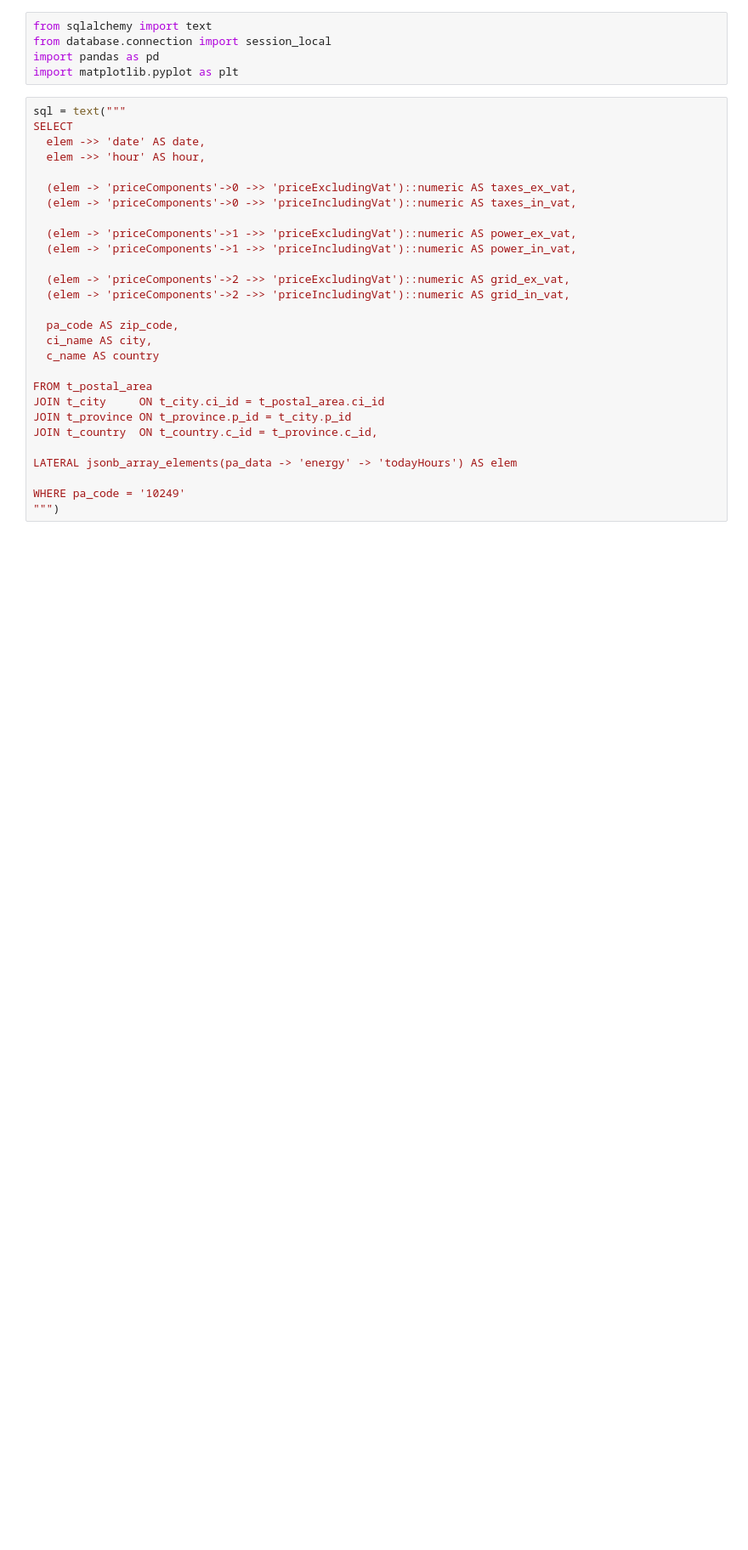
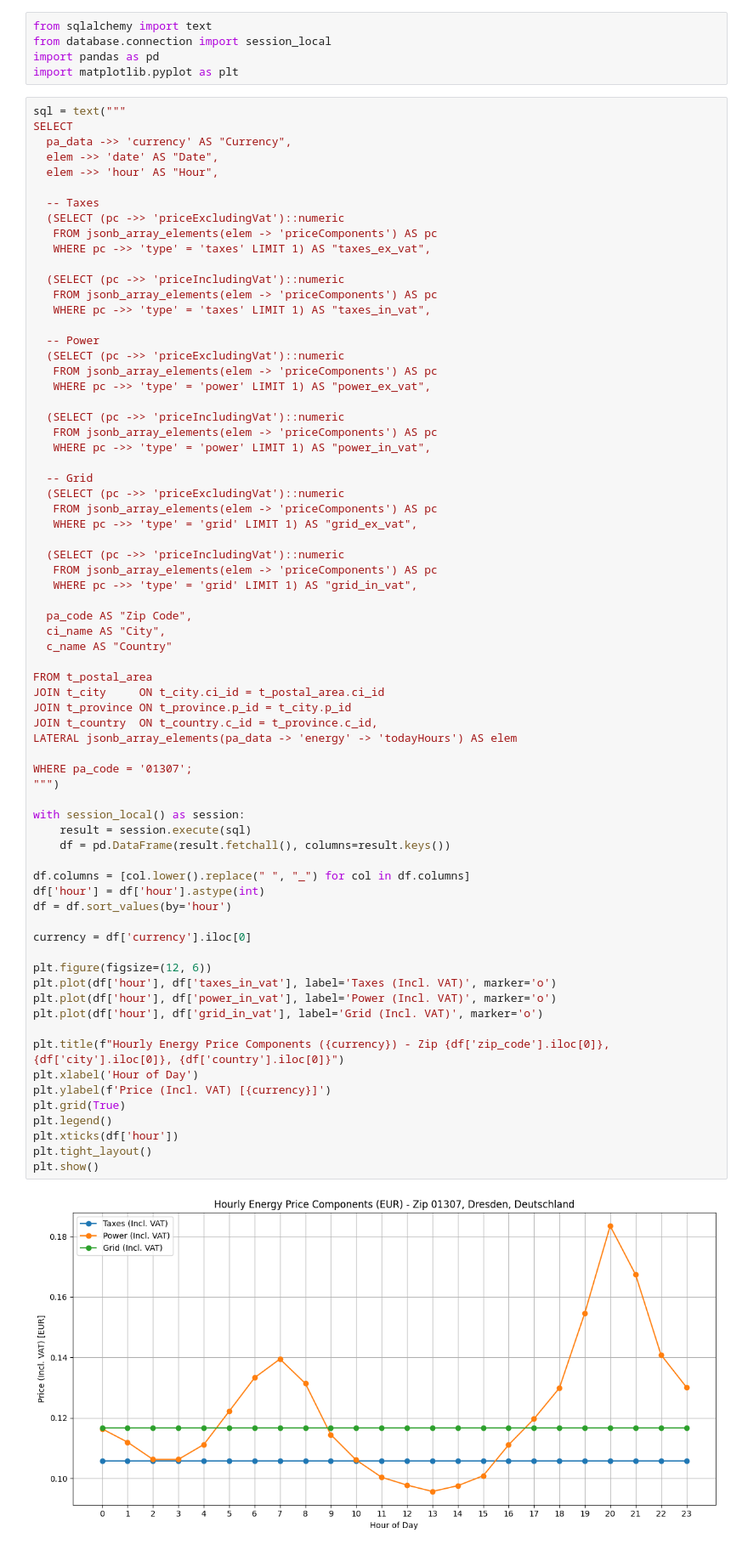
Before and after one commit to nathaniel32/Electricity-price-analysis, a Jupyter notebook: analyse.ipynb, the cells around one changed output. Shown: that part at 85% size. Cells and saved outputs as stored; diff of their text form; blank space fills up the shorter version.

```diff
--- a/analyse.ipynb
+++ b/analyse.ipynb
@@ -6,28 +6,72 @@ import matplotlib.pyplot as plt
 # %%
 sql = text("""
 SELECT
-  elem ->> 'date' AS date,
-  elem ->> 'hour' AS hour,
+  pa_data ->> 'currency' AS "Currency",
+  elem ->> 'date' AS "Date",
+  elem ->> 'hour' AS "Hour",
 
-  (elem -> 'priceComponents'->0 ->> 'priceExcludingVat')::numeric AS taxes_ex_vat,
-  (elem -> 'priceComponents'->0 ->> 'priceIncludingVat')::numeric AS taxes_in_vat,
+  -- Taxes
+  (SELECT (pc ->> 'priceExcludingVat')::numeric
+   FROM jsonb_array_elements(elem -> 'priceComponents') AS pc
+   WHERE pc ->> 'type' = 'taxes' LIMIT 1) AS "taxes_ex_vat",
 
-  (elem -> 'priceComponents'->1 ->> 'priceExcludingVat')::numeric AS power_ex_vat,
-  (elem -> 'priceComponents'->1 ->> 'priceIncludingVat')::numeric AS power_in_vat,
+  (SELECT (pc ->> 'priceIncludingVat')::numeric
+   FROM jsonb_array_elements(elem -> 'priceComponents') AS pc
+   WHERE pc ->> 'type' = 'taxes' LIMIT 1) AS "taxes_in_vat",
 
-  (elem -> 'priceComponents'->2 ->> 'priceExcludingVat')::numeric AS grid_ex_vat,
-  (elem -> 'priceComponents'->2 ->> 'priceIncludingVat')::numeric AS grid_in_vat,
+  -- Power
+  (SELECT (pc ->> 'priceExcludingVat')::numeric
+   FROM jsonb_array_elements(elem -> 'priceComponents') AS pc
+   WHERE pc ->> 'type' = 'power' LIMIT 1) AS "power_ex_vat",
 
-  pa_code AS zip_code,
-  ci_name AS city,
-  c_name AS country
+  (SELECT (pc ->> 'priceIncludingVat')::numeric
+   FROM jsonb_array_elements(elem -> 'priceComponents') AS pc
+   WHERE pc ->> 'type' = 'power' LIMIT 1) AS "power_in_vat",
+
+  -- Grid
+  (SELECT (pc ->> 'priceExcludingVat')::numeric
+   FROM jsonb_array_elements(elem -> 'priceComponents') AS pc
+   WHERE pc ->> 'type' = 'grid' LIMIT 1) AS "grid_ex_vat",
+
+  (SELECT (pc ->> 'priceIncludingVat')::numeric
+   FROM jsonb_array_elements(elem -> 'priceComponents') AS pc
+   WHERE pc ->> 'type' = 'grid' LIMIT 1) AS "grid_in_vat",
+
+  pa_code AS "Zip Code",
+  ci_name AS "City",
+  c_name AS "Country"
 
 FROM t_postal_area
 JOIN t_city     ON t_city.ci_id = t_postal_area.ci_id
 JOIN t_province ON t_province.p_id = t_city.p_id
 JOIN t_country  ON t_country.c_id = t_province.c_id,
-
 LATERAL jsonb_array_elements(pa_data -> 'energy' -> 'todayHours') AS elem
 
-WHERE pa_code = '10249'
+WHERE pa_code = '01307';
 """)
+
+with session_local() as session:
+    result = session.execute(sql)
+    df = pd.DataFrame(result.fetchall(), columns=result.keys())
+
+df.columns = [col.lower().replace(" ", "_") for col in df.columns]
+df['hour'] = df['hour'].astype(int)
+df = df.sort_values(by='hour')
+
+currency = df['currency'].iloc[0]
+
+plt.figure(figsize=(12, 6))
+plt.plot(df['hour'], df['taxes_in_vat'], label='Taxes (Incl. VAT)', marker='o')
+plt.plot(df['hour'], df['power_in_vat'], label='Power (Incl. VAT)', marker='o')
+plt.plot(df['hour'], df['grid_in_vat'], label='Grid (Incl. VAT)', marker='o')
+
+plt.title(f"Hourly Energy Price Components ({currency}) - Zip {df['zip_code'].iloc[0]}, {df['city'].iloc[0]}, {df['country'].iloc[0]}")
+plt.xlabel('Hour of Day')
+plt.ylabel(f'Price (Incl. VAT) [{currency}]')
+plt.grid(True)
+plt.legend()
+plt.xticks(df['hour'])
+plt.tight_layout()
+plt.show()
+# %% [output]
+[figure, added]
```
Also changed, not shown: parts of 3 cells of this notebook, 1 other file.
